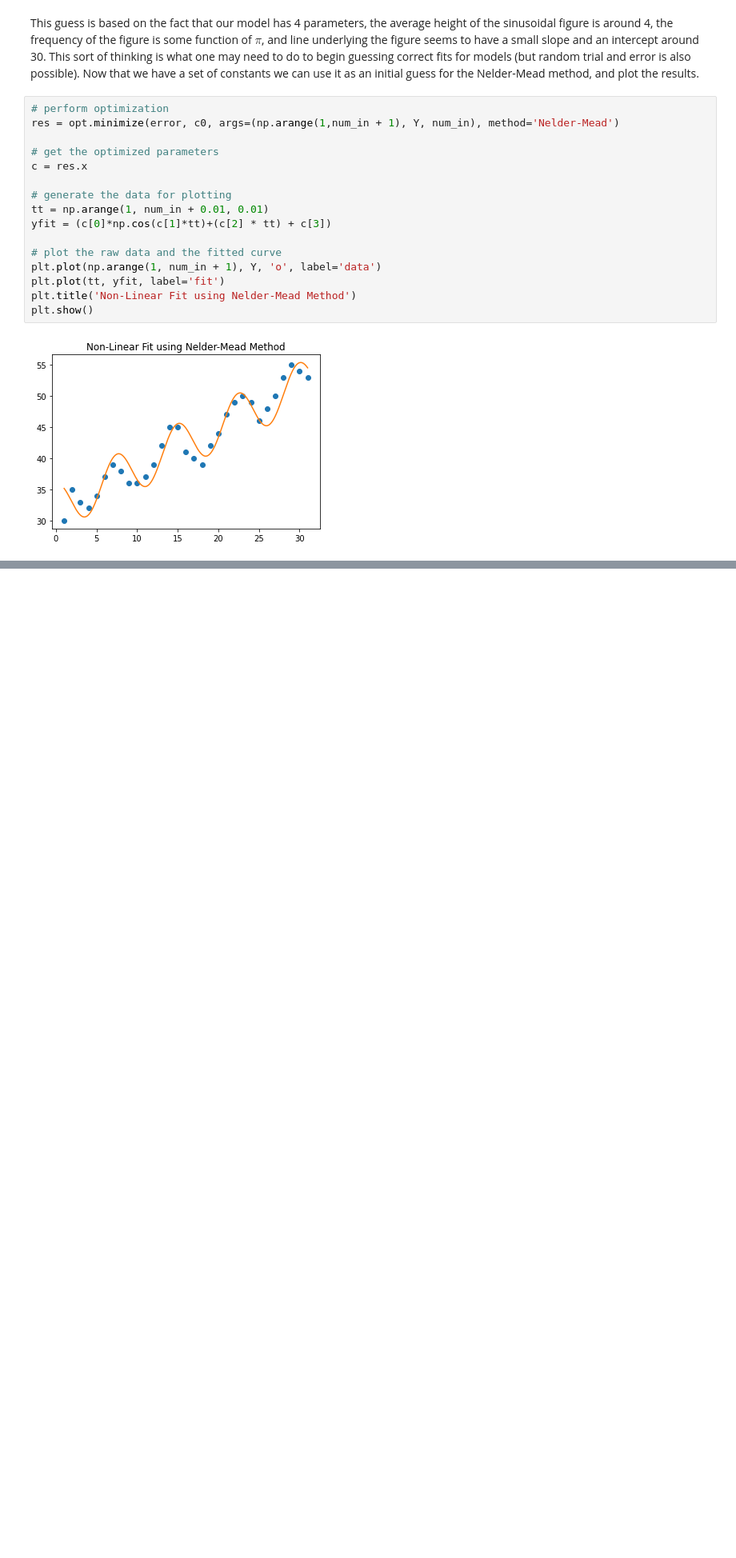
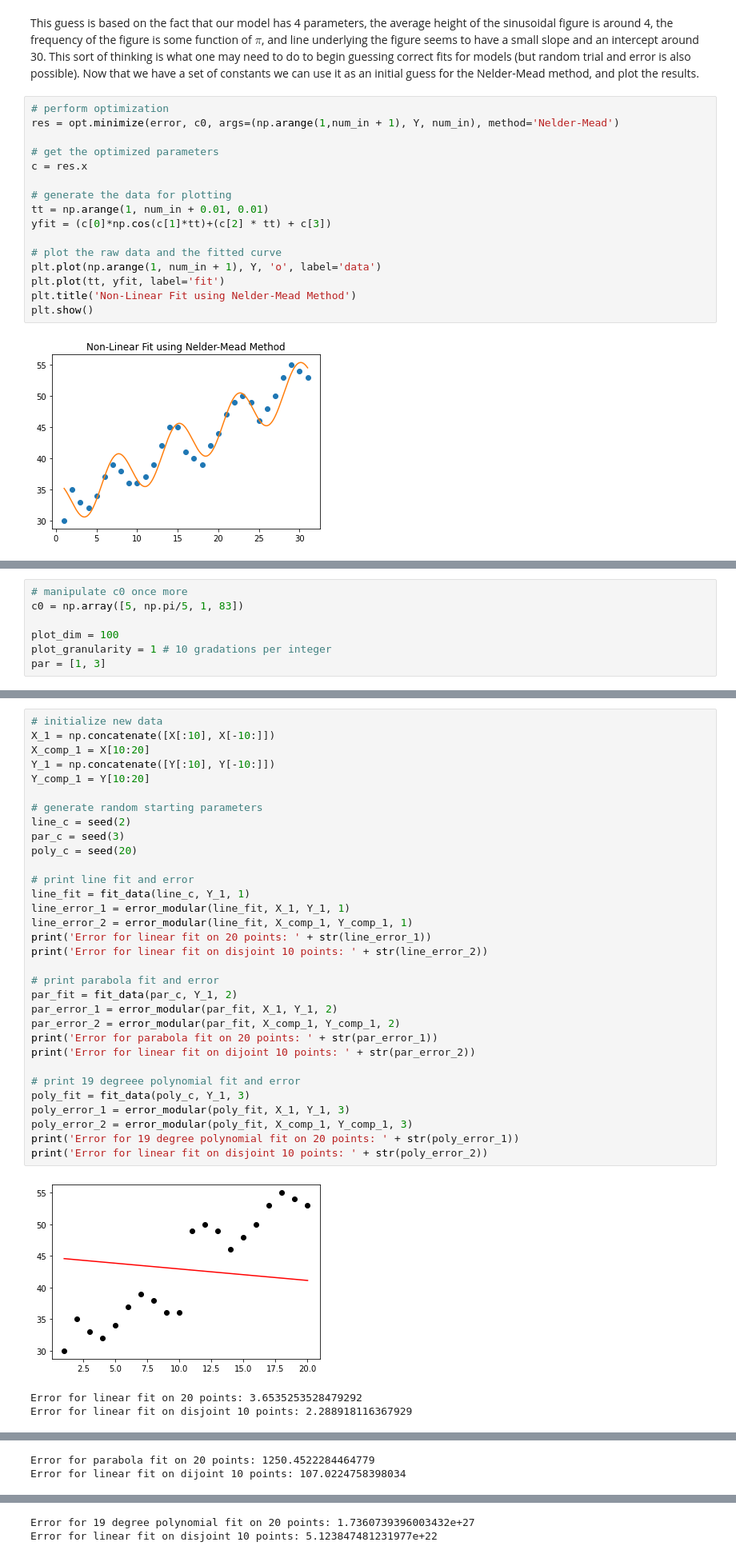
Before and after one commit to ewan-lister/EE-399, a Jupyter notebook: Homework/HW1/HW1_Report.ipynb, the cells around one changed output, grey strips where cells are left out. Shown at 80% size. Drawn from its saved outputs; the diff is of its cells as text; blank space fills up the shorter version.

```diff
--- a/Homework/HW1/HW1_Report.ipynb
+++ b/Homework/HW1/HW1_Report.ipynb
@@ -136,0 +158,7 @@ Not so bad right? These techniques really can be used to produce good fits, but
+# %%
+# manipulate c0 once more
+c0 = np.array([5, np.pi/5, 1, 83])
+
+plot_dim = 100
+plot_granularity = 1 # 10 gradations per integer
+par = [1, 3]
@@ -136,0 +328,36 @@ Not so bad right? These techniques really can be used to produce good fits, but
+# %%
+# initialize new data
+X_1 = np.concatenate([X[:10], X[-10:]])
+X_comp_1 = X[10:20]
+Y_1 = np.concatenate([Y[:10], Y[-10:]])
+Y_comp_1 = Y[10:20]
+
+# generate random starting parameters
+line_c = seed(2)
+par_c = seed(3)
+poly_c = seed(20)
+
+# print line fit and error
+line_fit = fit_data(line_c, Y_1, 1)
+line_error_1 = error_modular(line_fit, X_1, Y_1, 1)
+line_error_2 = error_modular(line_fit, X_comp_1, Y_comp_1, 1)
+print('Error for linear fit on 20 points: ' + str(line_error_1))
+print('Error for linear fit on disjoint 10 points: ' + str(line_error_2))
+
+# print parabola fit and error
+par_fit = fit_data(par_c, Y_1, 2)
+par_error_1 = error_modular(par_fit, X_1, Y_1, 2)
+par_error_2 = error_modular(par_fit, X_comp_1, Y_comp_1, 2)
+print('Error for parabola fit on 20 points: ' + str(par_error_1))
+print('Error for linear fit on dijoint 10 points: ' + str(par_error_2))
+
+# print 19 degreee polynomial fit and error
+poly_fit = fit_data(poly_c, Y_1, 3)
+poly_error_1 = error_modular(poly_fit, X_1, Y_1, 3)
+poly_error_2 = error_modular(poly_fit, X_comp_1, Y_comp_1, 3)
+print('Error for 19 degree polynomial fit on 20 points: ' + str(poly_error_1))
+print('Error for linear fit on disjoint 10 points: ' + str(poly_error_2))
+# %% [output]
+[figure, added]
+Error for linear fit on 20 points: 3.6535253528479292
+Error for linear fit on disjoint 10 points: 2.288918116367929
@@ -136,0 +365,2 @@ Not so bad right? These techniques really can be used to produce good fits, but
+Error for parabola fit on 20 points: 1250.4522284464779
+Error for linear fit on dijoint 10 points: 107.0224758398034
@@ -136,0 +368,2 @@ Not so bad right? These techniques really can be used to produce good fits, but
+Error for 19 degree polynomial fit on 20 points: 1.7360739396003432e+27
+Error for linear fit on disjoint 10 points: 5.123847481231977e+22
```
Also changed, not shown: parts of 13 cells of this notebook.
